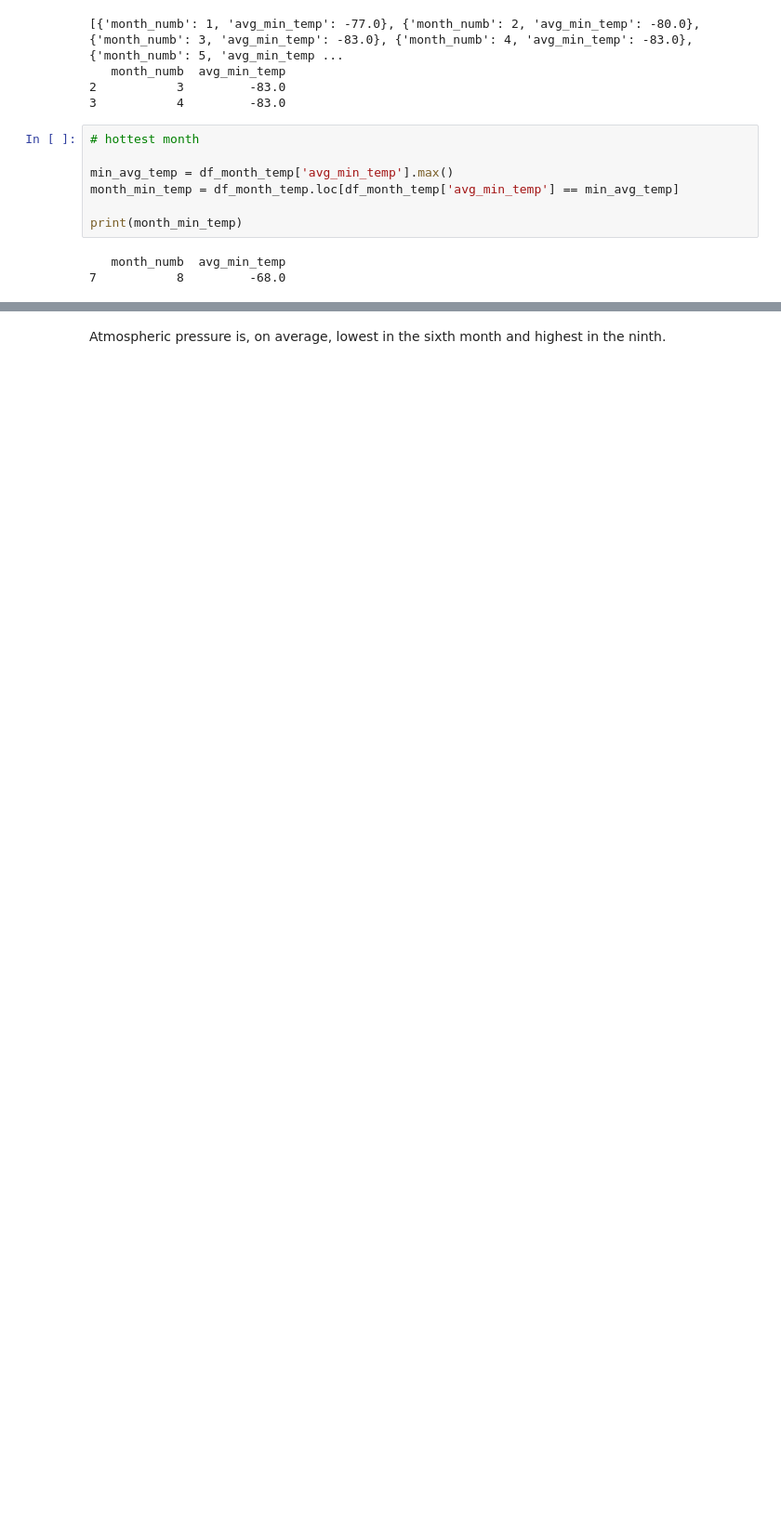
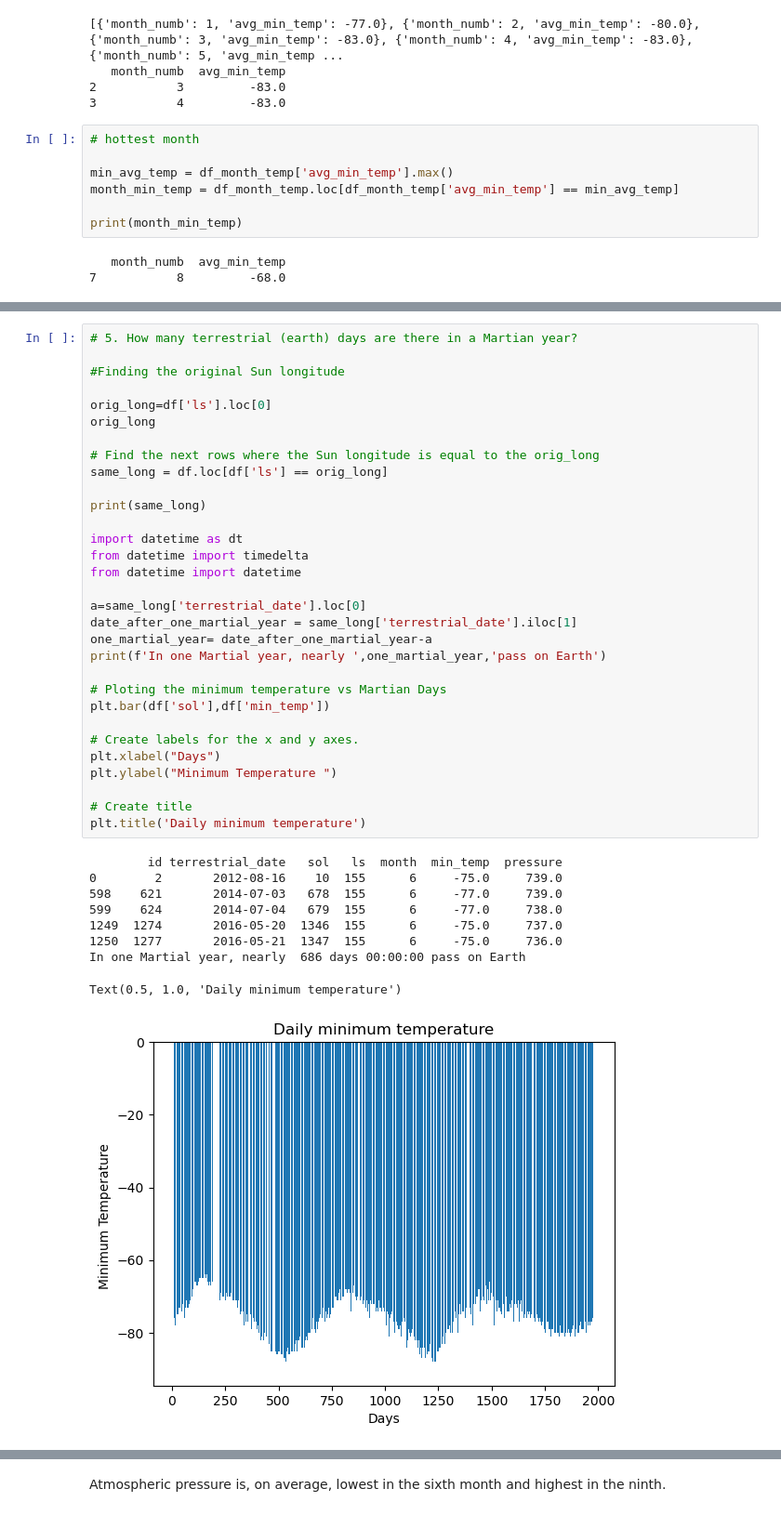
Before and after one commit to flormartinaus/webscraping-challenge, a Jupyter notebook: Starter_Code/part_2_mars_weather.ipynb, the cells around one changed output, grey strips where cells are left out. Shown: that part at 93% size. Saved outputs shown, nothing was run; the diff lists cells and outputs as text; blank space fills up the shorter version.

```diff
--- a/Starter_Code/part_2_mars_weather.ipynb
+++ b/Starter_Code/part_2_mars_weather.ipynb
@@ -303 +329,42 @@ print(month_min_temp)
+# %%
+# 5. How many terrestrial (earth) days are there in a Martian year?
+
+#Finding the original Sun longitude
+
+orig_long=df['ls'].loc[0]
+orig_long
+
+# Find the next rows where the Sun longitude is equal to the orig_long
+same_long = df.loc[df['ls'] == orig_long]
+
+print(same_long)
+
+import datetime as dt
+from datetime import timedelta
+from datetime import datetime
+
+a=same_long['terrestrial_date'].loc[0]
+date_after_one_martial_year = same_long['terrestrial_date'].iloc[1]
+one_martial_year= date_after_one_martial_year-a
+print(f'In one Martial year, nearly ',one_martial_year,'pass on Earth')
+
+# Ploting the minimum temperature vs Martian Days
+plt.bar(df['sol'],df['min_temp'])
+
+# Create labels for the x and y axes.
+plt.xlabel("Days")
+plt.ylabel("Minimum Temperature ")
+
+# Create title
+plt.title('Daily minimum temperature')
+# %% [output]
+        id terrestrial_date   sol   ls  month  min_temp  pressure
+0        2       2012-08-16    10  155      6     -75.0     739.0
+598    621       2014-07-03   678  155      6     -77.0     739.0
+599    624       2014-07-04   679  155      6     -77.0     738.0
+1249  1274       2016-05-20  1346  155      6     -75.0     737.0
+1250  1277       2016-05-21  1347  155      6     -75.0     736.0
+In one Martial year, nearly  686 days 00:00:00 pass on Earth
+Text(0.5, 1.0, 'Daily minimum temperature')
+[figure, added]
 # %% [markdown]
```
Also changed, not shown: parts of 7 cells of this notebook, 1 other file.
